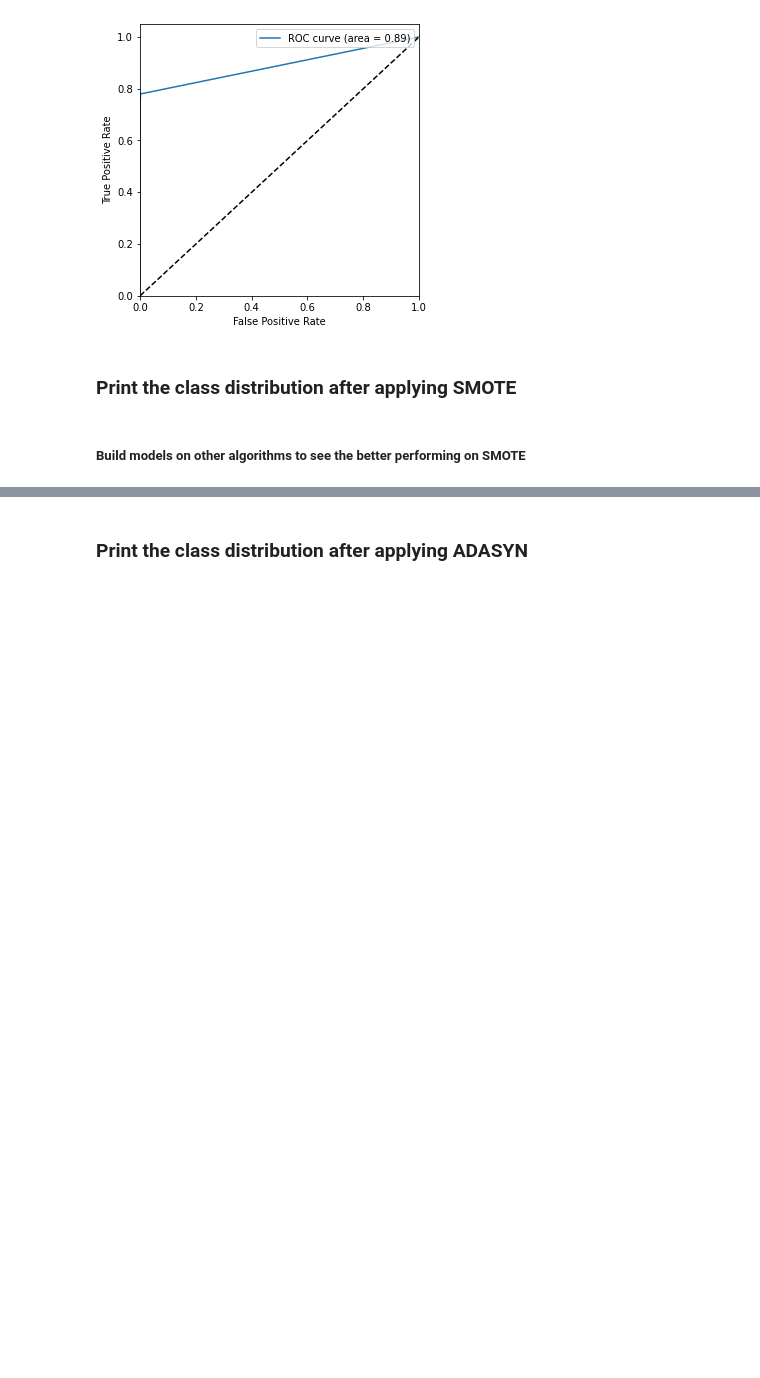
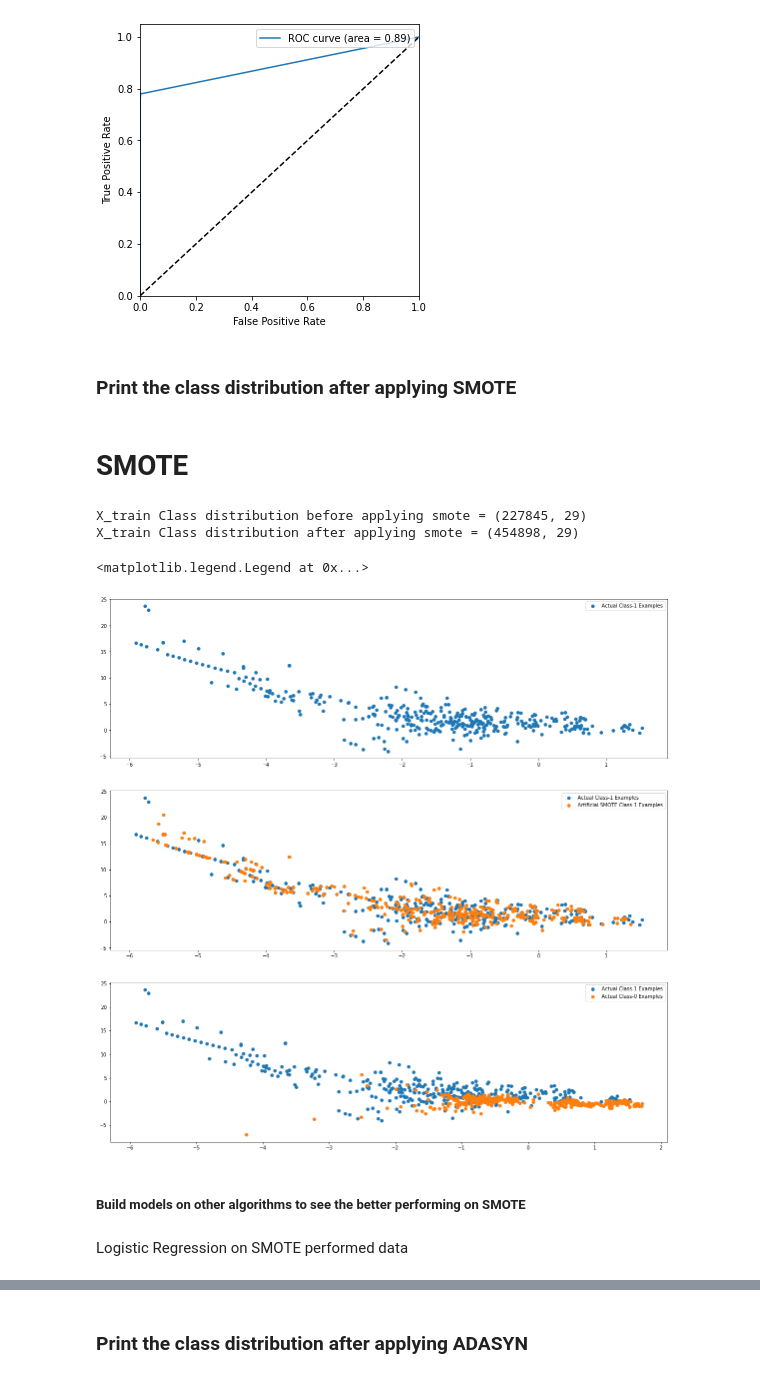
Before and after one commit to SurabhiTaneja/Credit-Card-Fraud-Detection, a Jupyter notebook: Credit_card_fraud_detection_Starter_code+.ipynb, the cells around one changed output, grey strips where cells are left out. Cells and saved outputs as stored; diff of their text form; code cells hidden in the pictures; blank space fills up the shorter version.

```diff
--- a/Credit_card_fraud_detection_Starter_code+.ipynb
+++ b/Credit_card_fraud_detection_Starter_code+.ipynb
@@ -1272,3 +1272,5 @@ plot_roc_auc_curve(y_test, y_test_prob)
 [figure]
 # %% [markdown]
 ### Print the class distribution after applying SMOTE
+# %% [markdown]
+# SMOTE
@@ -1275,33 +1281,42 @@ plot_roc_auc_curve(y_test, y_test_prob)
+# %%
+print('X_train Class distribution before applying smote =',X_train.shape)
+print('X_train Class distribution after applying smote =',X_train_sm.shape)
+# %% [output]
+X_train Class distribution before applying smote = (227845, 29)
+X_train Class distribution after applying smote = (454898, 29)
 # %%
 import warnings
 warnings.filterwarnings("ignore")
 
 
-sm = over_sampling.SMOTE(random_state=0)
+sm = SMOTE(random_state=0)
 X_train_smote, y_train_smote = sm.fit_resample(X_train, y_train)
 # Artificial minority samples and corresponding minority labels from SMOTE are appended
 # below X_train and y_train respectively
 # So to exclusively get the artificial minority samples from SMOTE, we do
 X_train_smote_1 = X_train_smote[X_train.shape[0]:]
 
 X_train_1 = X_train.to_numpy()[np.where(y_train==1.0)]
 X_train_0 = X_train.to_numpy()[np.where(y_train==0.0)]
 
 
 plt.rcParams['figure.figsize'] = [20, 20]
 fig = plt.figure()
 
 plt.subplot(3, 1, 1)
 plt.scatter(X_train_1[:, 0], X_train_1[:, 1], label='Actual Class-1 Examples')
 plt.legend()
 
 plt.subplot(3, 1, 2)
 plt.scatter(X_train_1[:, 0], X_train_1[:, 1], label='Actual Class-1 Examples')
 plt.scatter(X_train_smote_1[:X_train_1.shape[0], 0], X_train_smote_1[:X_train_1.shape[0], 1],
             label='Artificial SMOTE Class-1 Examples')
 plt.legend()
 
 plt.subplot(3, 1, 3)
 plt.scatter(X_train_1[:, 0], X_train_1[:, 1], label='Actual Class-1 Examples')
 plt.scatter(X_train_0[:X_train_1.shape[0], 0], X_train_0[:X_train_1.shape[0], 1], label='Actual Class-0 Examples')
 plt.legend()
+# %% [output]
+<matplotlib.legend.Legend at 0x...>
+[figure, added]
@@ -1316,2 +1323,4 @@ plt.legend()
 # %% [markdown]
 ##### Build models on other algorithms to see the better performing on SMOTE
+# %% [markdown]
+Logistic Regression on SMOTE performed data
```
Also changed, not shown: parts of 33 cells of this notebook.
